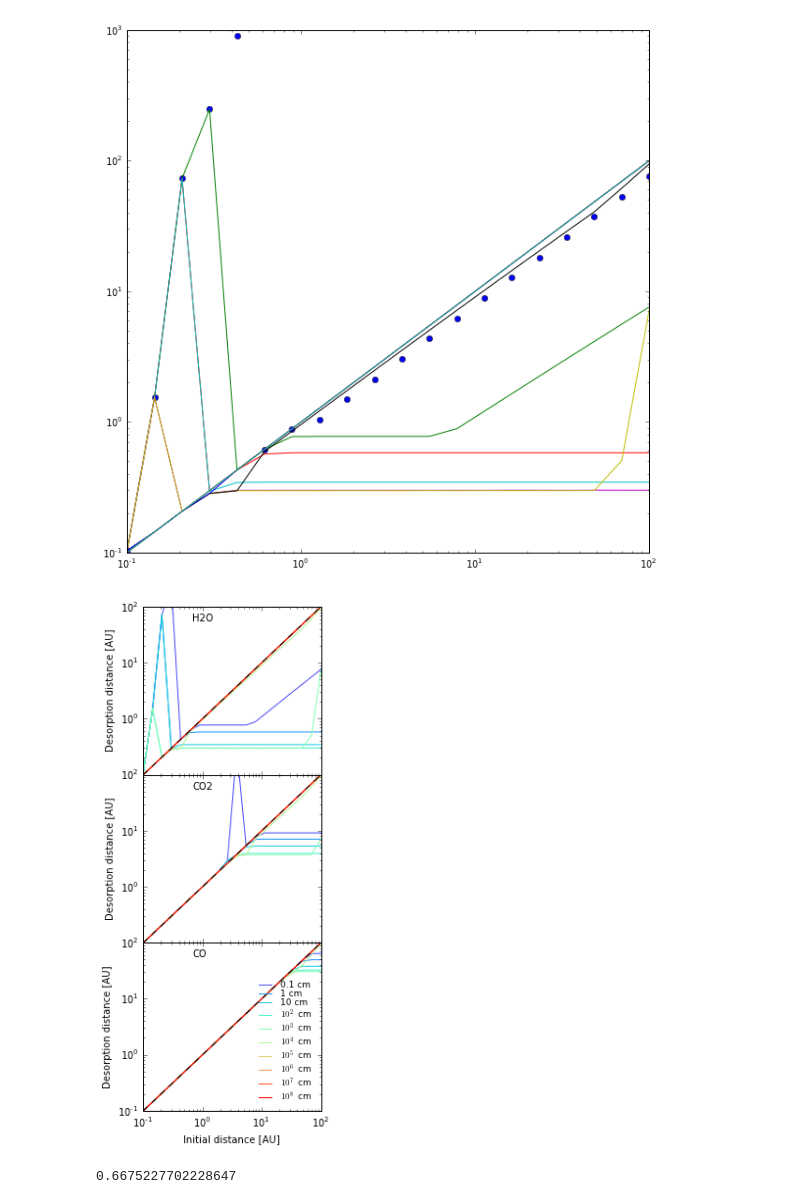
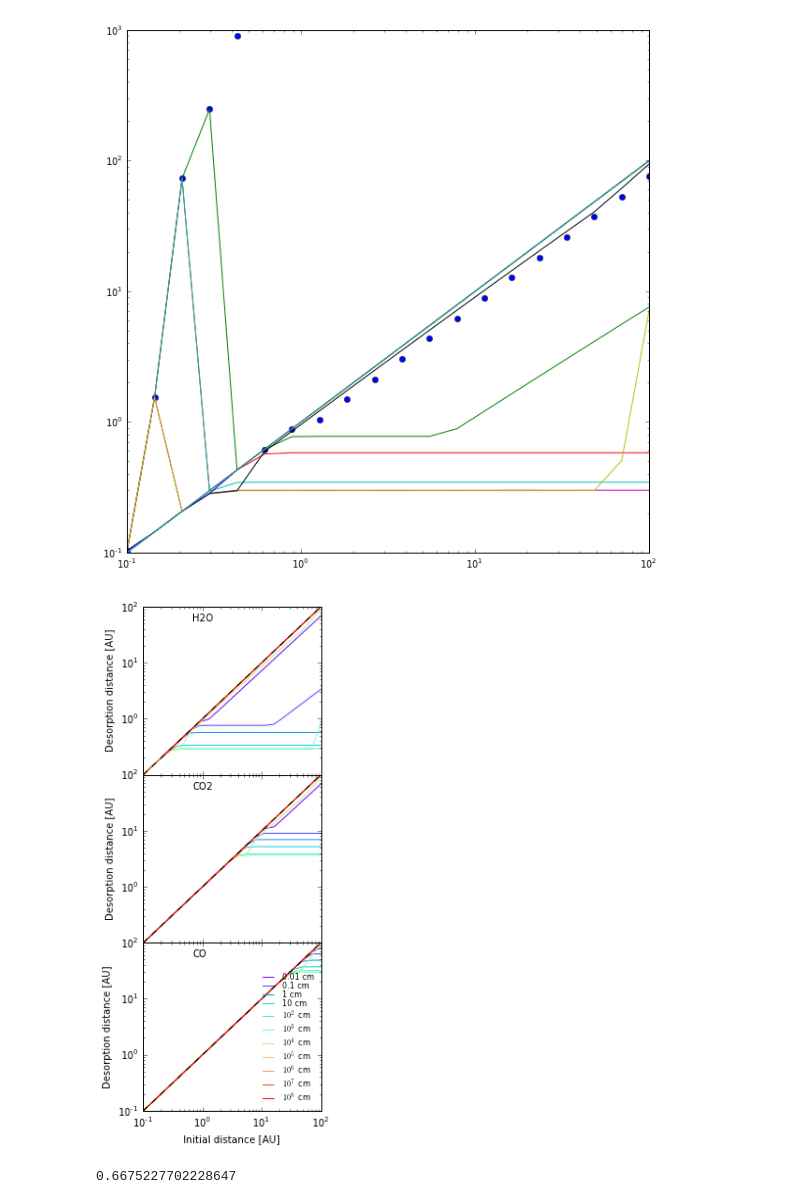
Before and after one commit to apiso/Thesis, a Jupyter notebook: python/CO_plots.ipynb, the cells around one changed output. Drawn from its saved outputs; the diff is of its cells as text; code cells hidden in the pictures.

```diff
--- a/python/CO_plots.ipynb
+++ b/python/CO_plots.ipynb
@@ -44,12 +44,19 @@ rCO = r_freeze(28., 850, 1e6)
 # %%
 s = np.logspace(-5, 5, 100)
 
-tr_H2O, tr_CO2, tr_CO, tss = [], [], [], []
+tr_H2O, tr_CO2, tr_CO, teps_H2O, teps_CO2, teps_CO, tst_H2O, tst_CO2, tst_CO = [], [], [], [], [], [], [], [], []
 for i in range(len(s)):
     tr_H2O = append(tr_H2O, tr(rH2O, s[i], rhos = 2.0, betaS = 1))
     tr_CO2 = append(tr_CO2, tr(rCO2, s[i], rhos = 2.0, betaS = 1))
     tr_CO = append(tr_CO, tr(rCO, s[i], rhos = 2.0, betaS = 1))
-    tss = append(tss, ts(rH2O, s[i], betaS = 1))
+
+    teps_H2O = append(teps_H2O, tr(rH2O, s[i], rhos = 2.0, betaS = 1, eps = 1))
+    teps_CO2 = append(teps_CO2, tr(rCO2, s[i], rhos = 2.0, betaS = 1, eps = 1))
+    teps_CO = append(teps_CO, tr(rCO, s[i], rhos = 2.0, betaS = 1, eps = 1))
+
+    tst_H2O = append(tst_H2O, tr(rH2O, s[i], rhos = 2.0, betaS = 1, eps = -1))
+    tst_CO2 = append(tst_CO2, tr(rCO2, s[i], rhos = 2.0, betaS = 1, eps = -1))
+    tst_CO = append(tst_CO, tr(rCO, s[i], rhos = 2.0, betaS = 1, eps = -1))
 # %%
 tevap_H2O = tdes(18., 5800., T_freeze_H20, s, rhos = 2.) #tevap(18., 5800., T_freeze_H20)
 tevap_CO2 =  tdes(44., 2000., T_freeze_CO2, s, rhos = 2.)
@@ -139,17 +248,17 @@ Run with full_output = 1 to get quantitative information.
 # %%
 s0co, s1co, s2co, s3co, s4co, s5co, s6co, s7co, s8co, s9co, s10co = [], [], [], [], [], [], [], [], [], [], []
 for i in range(len(a)):
-    s0co = append(s0co, rf(a[i], 0.01, 28, 850, rhos = 2.0, betaS = 1., npts = 1e6)[0])
-    s1co = append(s1co, rf(a[i], 0.1, 28, 850, rhos = 2.0, betaS = 1., npts = 1e6)[0])
-    s2co = append(s2co, rf(a[i], 1, 28, 850, rhos = 2.0, betaS = 1., npts = 1e6)[0])
-    s3co = append(s3co, rf(a[i], 1e1, 28, 850, rhos = 2.0, betaS = 1., npts = 1e6)[0])
-    s4co = append(s4co, rf(a[i], 1e2, 28, 850, rhos = 2.0, betaS = 1., npts = 1e6)[0])
-    s5co = append(s5co, rf(a[i], 1e3, 28, 850, rhos = 2.0, betaS = 1., npts = 1e6)[0])
-    s6co = append(s6co, rf(a[i], 1e4, 28, 850, rhos = 2.0, betaS = 1., npts = 1e6)[0])
-    s7co = append(s7co, rf(a[i], 1e5, 28, 850, rhos = 2.0, betaS = 1., npts = 1e6)[0])
-    s8co = append(s8co, rf(a[i], 1e6, 28, 850, rhos = 2.0, betaS = 1., npts = 1e6)[0])
-    s9co = append(s9co, rf(a[i], 1e7, 28, 850, rhos = 2.0, betaS = 1., npts = 1e6)[0])
-    s10co = append(s10co, rf(a[i], 1e8, 28, 2000, rhos = 2.0, betaS = 1., npts = 1e6)[0])
+    s0co = append(s0co, rf(a[i], 0.01, 28, 850, rhos = 2.0, betaS = 1., npts = 1e6))
+    s1co = append(s1co, rf(a[i], 0.1, 28, 850, rhos = 2.0, betaS = 1., npts = 1e6))
+    s2co = append(s2co, rf(a[i], 1, 28, 850, rhos = 2.0, betaS = 1., npts = 1e6))
+    s3co = append(s3co, rf(a[i], 1e1, 28, 850, rhos = 2.0, betaS = 1., npts = 1e6))
+    s4co = append(s4co, rf(a[i], 1e2, 28, 850, rhos = 2.0, betaS = 1., npts = 1e6))
+    s5co = append(s5co, rf(a[i], 1e3, 28, 850, rhos = 2.0, betaS = 1., npts = 1e6))
+    s6co = append(s6co, rf(a[i], 1e4, 28, 850, rhos = 2.0, betaS = 1., npts = 1e6))
+    s7co = append(s7co, rf(a[i], 1e5, 28, 850, rhos = 2.0, betaS = 1., npts = 1e6))
+    s8co = append(s8co, rf(a[i], 1e6, 28, 850, rhos = 2.0, betaS = 1., npts = 1e6))
+    s9co = append(s9co, rf(a[i], 1e7, 28, 850, rhos = 2.0, betaS = 1., npts = 1e6))
+    s10co = append(s10co, rf(a[i], 1e8, 28, 2000, rhos = 2.0, betaS = 1., npts = 1e6))
 # %% [output]
 Excess work done on this call (perhaps wrong Dfun type).
 Run with full_output = 1 to get quantitative information.
@@ -183,7 +300,7 @@ f, (ax1, ax2, ax3) = plt.subplots(3, sharex = True, figsize = (3.5, 8))
 
 rnb = linspace(0, 256, 11)
 
-#ax1.loglog(a, s0, c = cm.rainbow(int(rnb[0])), label = '0.01 cm')
+ax1.loglog(a, s0, c = cm.rainbow(int(rnb[0])), label = '0.01 cm')
 ax1.loglog(a, s1, c = cm.rainbow(int(rnb[1])), label = '0.1 cm')
 ax1.loglog(a, s2, c = cm.rainbow(int(rnb[2])), label = '1 cm')
 ax1.loglog(a, s3, c = cm.rainbow(int(rnb[3])), label = '10 cm')
@@ -199,7 +316,7 @@ ax1.set_ylabel('Desorption distance [AU]')
 ax1.set_ylim(ymin = 0.10001, ymax = 100)
 ax1.text(0.7, 55, 'H2O')
 
-#ax2.loglog(a, s0c, c = cm.rainbow(int(rnb[0])))
+ax2.loglog(a, s0c, c = cm.rainbow(int(rnb[0])))
 ax2.loglog(a, s1c, c = cm.rainbow(int(rnb[1])))
 ax2.loglog(a, s2c, c = cm.rainbow(int(rnb[2])))
 ax2.loglog(a, s3c, c = cm.rainbow(int(rnb[3])))
@@ -209,36 +326,36 @@ ax2.loglog(a, s6c, c = cm.rainbow(int(rnb[6])))
 ax2.loglog(a, s7c, c = cm.rainbow(int(rnb[7])))
 ax2.loglog(a, s8c, c = cm.rainbow(int(rnb[8])))
 ax2.loglog(a, s9c, c = cm.rainbow(int(rnb[9])))
 ax2.loglog(a, s10c, c = cm.rainbow(int(rnb[10])))
 ax2.loglog(a, a, '--', color = 'black')
 ax2.set_ylabel('Desorption distance [AU]')
 ax2.set_ylim(ymin = 0.10001, ymax = 100)
 ax2.text(0.7, 55, 'CO2')
 
-#ax3.loglog(a, s0co, c = cm.rainbow(int(rnb[0])))
+ax3.loglog(a, s0co, c = cm.rainbow(int(rnb[0])), label = '0.01 cm')
 ax3.loglog(a, s1co, c = cm.rainbow(int(rnb[1])), label = '0.1 cm')
 ax3.loglog(a, s2co, c = cm.rainbow(int(rnb[2])), label = '1 cm')
 ax3.loglog(a, s3co, c = cm.rainbow(int(rnb[3])), label = '10 cm')
 ax3.loglog(a, s4co, c = cm.rainbow(int(rnb[4])), label = r'$10^2$ cm')
 ax3.loglog(a, s5co, c = cm.rainbow(int(rnb[5])), label = r'$10^3$ cm')
 ax3.loglog(a, s6co, c = cm.rainbow(int(rnb[6])), label = r'$10^4$ cm')
 ax3.loglog(a, s7co, c = cm.rainbow(int(rnb[7])), label = r'$10^5$ cm')
 ax3.loglog(a, s8co, c = cm.rainbow(int(rnb[8])), label = r'$10^6$ cm')
 ax3.loglog(a, s9co, c = cm.rainbow(int(rnb[9])), label = r'$10^7$ cm')
 ax3.loglog(a, s10co, c = cm.rainbow(int(rnb[10])), label = r'$10^8$ cm')
 ax3.loglog(a, a, '--', color = 'black')
 ax3.set_ylabel('Desorption distance [AU]')
 ax3.set_xlabel('Initial distance [AU]')
 ax3.set_ylim(ymax = 100)
-ax3.legend(loc = 4, frameon = False, prop = {'size':9}, labelspacing = 0)
+ax3.legend(loc = 4, frameon = False, prop = {'size':8}, labelspacing = 0)
 ax3.text(0.7, 55, 'CO')
 
 plt.tight_layout()
 f.subplots_adjust(hspace = 0)
 
 plt.savefig('desorption_distace.pdf')
 # %% [output]
-[figure, old version]
+[figure, new version]
 # %%
 rH2O
 # %% [output]
```
Also changed, not shown: parts of 9 cells of this notebook, 11 other files.
